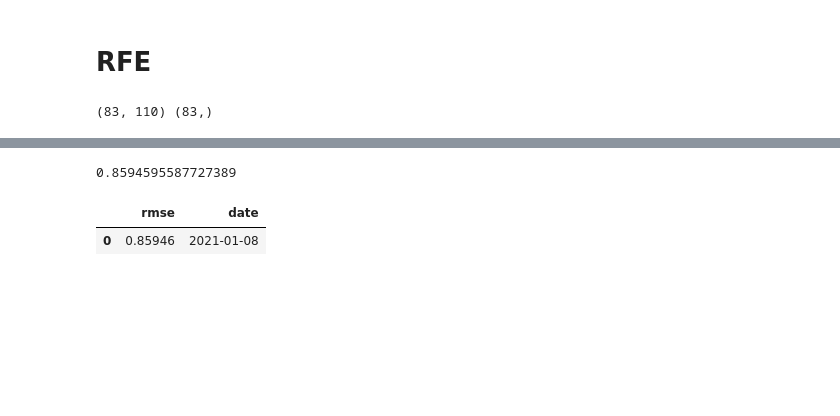
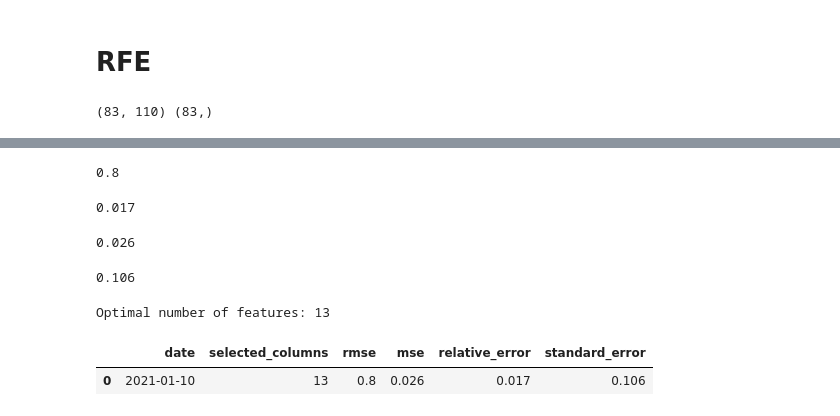
Before and after one commit to albertovpd/automated_ML_regression, a Jupyter notebook: testing_ml.ipynb, the cells around one changed output, grey strips where cells are left out. Drawn from its saved outputs; the diff is of its cells as text; code cells hidden in the pictures; blank space fills up the shorter version.

Commit message:
adding more ml metrics

```diff
--- a/testing_ml.ipynb
+++ b/testing_ml.ipynb
@@ -178,4 +239,5 @@ RFECV(cv=KFold(n_splits=10, random_state=42, shuffle=True),
 # %%
-rfecv.score(X_train, target_train)
+rmse = scientific_rounding(rfecv.score(X_train, target_train))
+rmse
 # %% [output]
-0.8594595587727389
+0.8
@@ -182,9 +247,37 @@ rfecv.score(X_train, target_train)
+# %%
+relative_error = abs(((result.real_searches.head(-5)-result.inferred_results.head(-5))/result.real_searches.head(-5)).mean())
+relative_error = scientific_rounding(relative_error)
+relative_error
+# %% [output]
+0.017
+# %%
+mse = ( (result.inferred_results - mean)**2 / (N*(N-1)) ).mean()
+mse = scientific_rounding(mse)
+mse
+# %% [output]
+0.026
+# %%
+standard_error = (( (result.inferred_results - mean)**2 / (N*(N-1)) )**0.5).mean()
+standard_error=scientific_rounding(standard_error)
+standard_error
+# %% [output]
+0.106
+# %%
+print('Optimal number of features: {}'.format(rfecv.n_features_))
+# %% [output]
+Optimal number of features: 13
+# %%
+metrics={"date":[today],
+         "selected_columns":[rfecv.n_features_],
+         "rmse":[rmse],
+         "mse":[mse],
+         "relative_error":[relative_error],
+         "standard_error":[standard_error]
+        }
 # %%
-weekly_score= pd.DataFrame()
-weekly_score["rmse"]=pd.Series(rfecv.score(X_train, target_train))
-weekly_score["date"]=pd.to_datetime(today)
+weekly_score=pd.DataFrame.from_dict(metrics)
 weekly_score.to_csv("input/weekly_score.csv") #<=====================
 weekly_score
 # %% [output]
-|  | rmse | date |
-| 0 | 0.85946 | 2021-01-08 |
+|  | date | selected_columns | rmse | mse | relative_error | standard_error |
+| 0 | 2021-01-10 | 13 | 0.8 | 0.026 | 0.017 | 0.106 |
```
Also changed, not shown: parts of 15 cells of this notebook, 3 other files.
